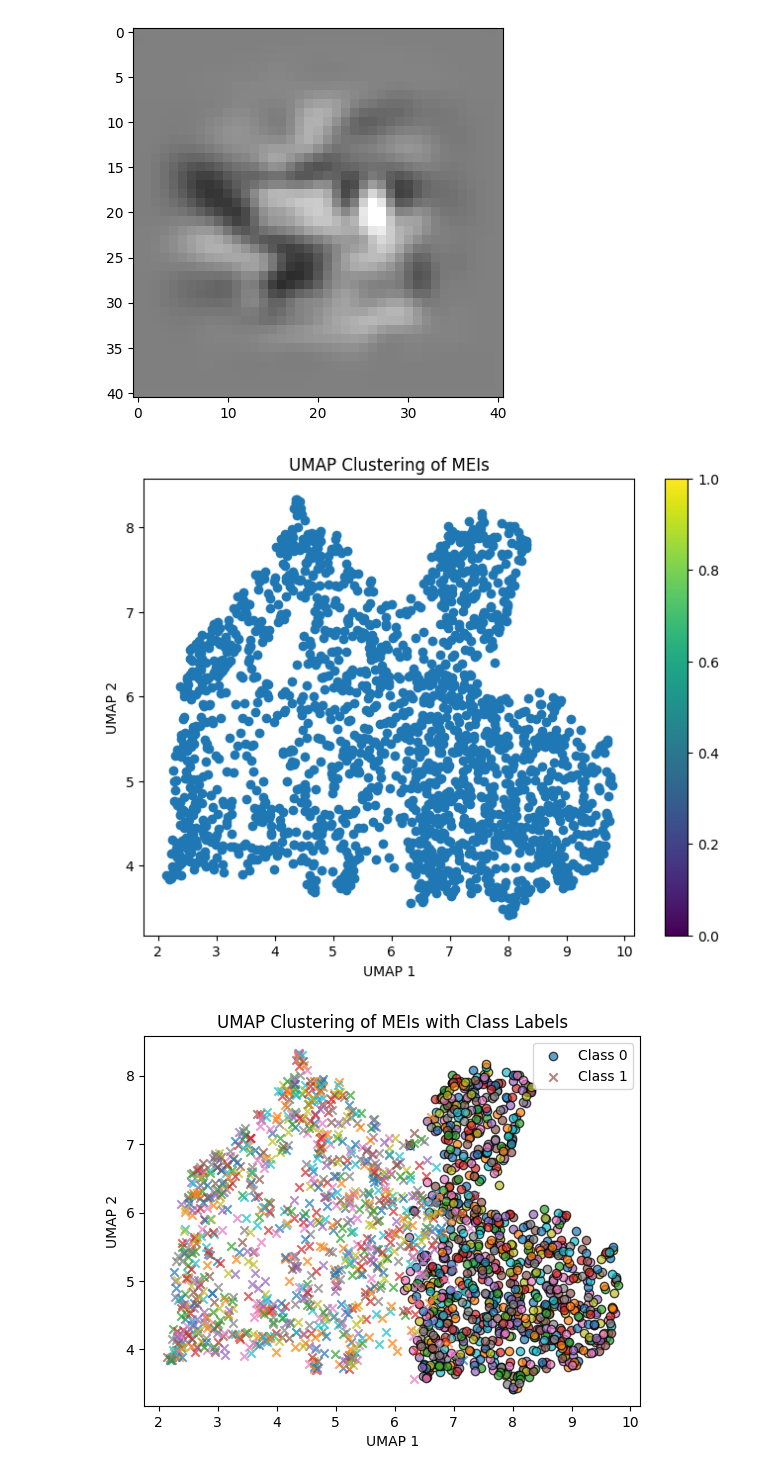
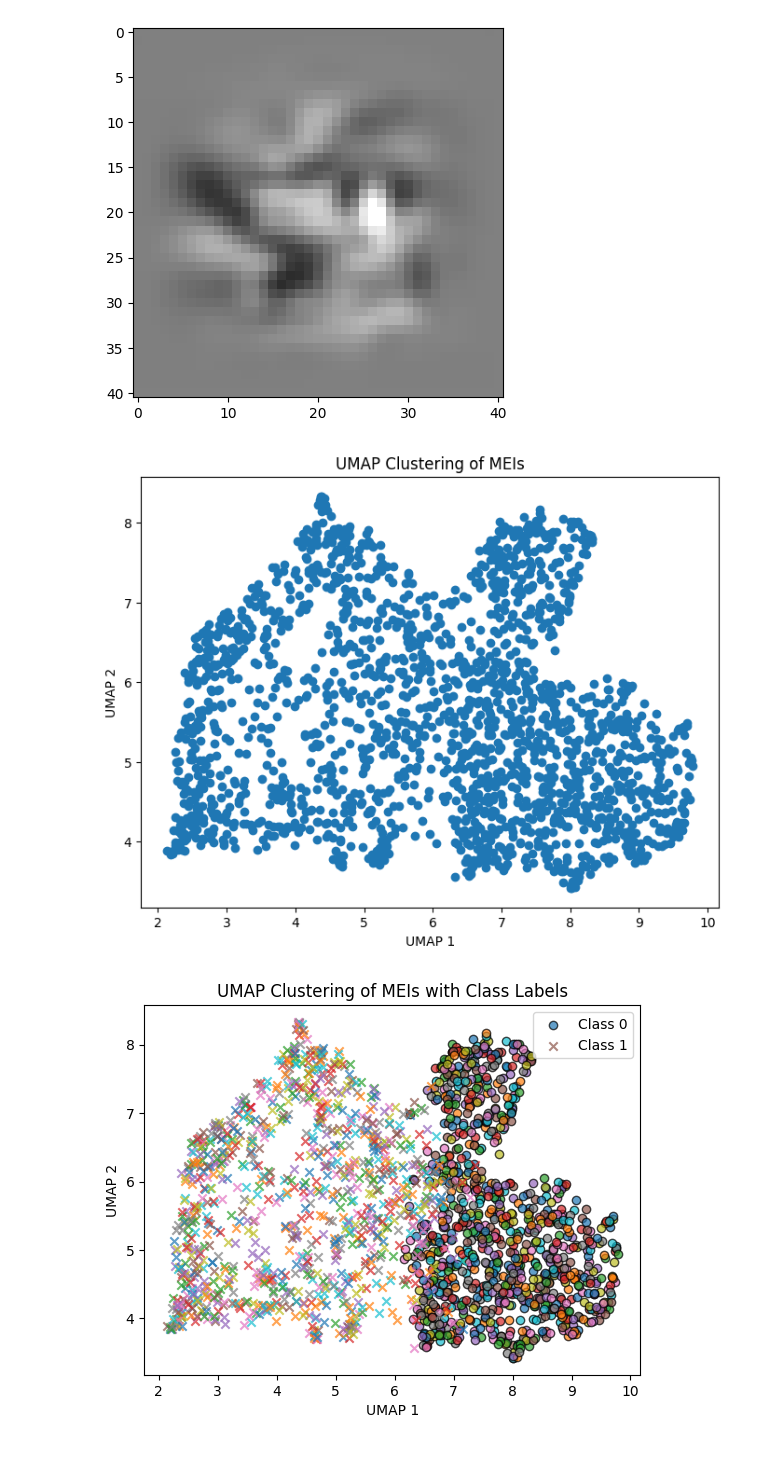
Before and after one commit to ananaphasia/Petreanu_MEI_generation, a Jupyter notebook: 06_UMAP_analysis.ipynb, the cells around one changed output. Cells and saved outputs as stored; diff of their text form; code cells hidden in the pictures.

Commit message:
remove a colorbar

```diff
--- a/06_UMAP_analysis.ipynb
+++ b/06_UMAP_analysis.ipynb
@@ -216,13 +216,13 @@ class_list = [class_list[i] for i in range(len(class_list)) if i not in images_t
 # %%
 plt.figure(figsize=(8, 6))
 plt.scatter(embeddings[:, 0], embeddings[:, 1], cmap='Spectral')
 plt.title('UMAP Clustering of MEIs')
 plt.xlabel('UMAP 1')
 plt.ylabel('UMAP 2')
-plt.colorbar()
+# plt.colorbar()
 plt.show()
 # %% [output]
-[figure, old version]
+[figure, new version]
 # %%
 added_labels = []
 for i, label in enumerate(class_list):
```
